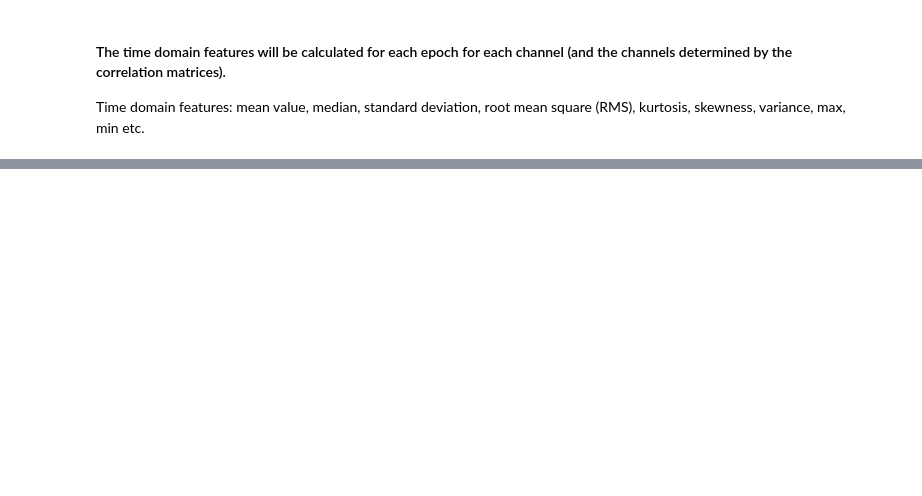
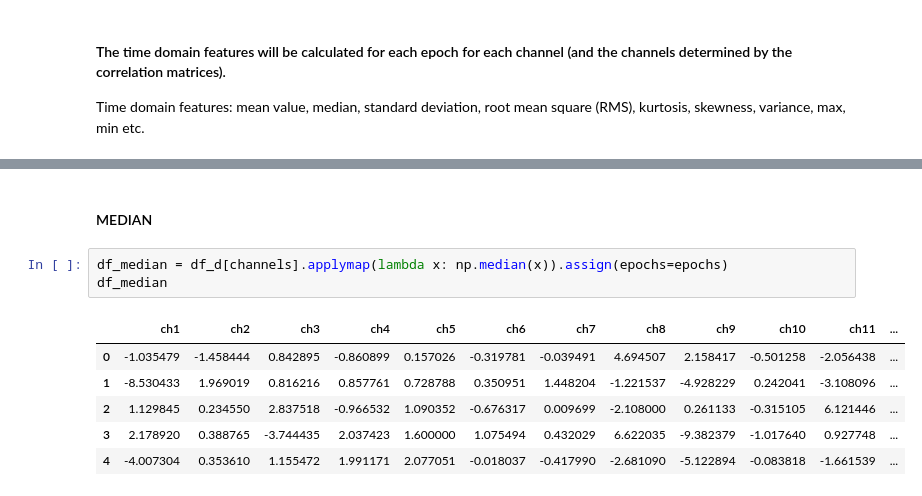
Before and after one commit to GokceUzun/Power-Feature-Analysis, a Jupyter notebook: TimeDomainFeatures.ipynb, the cells around one changed output, grey strips where cells are left out. Cells and saved outputs as stored; diff of their text form; blank space fills up the shorter version.

```diff
--- a/TimeDomainFeatures.ipynb
+++ b/TimeDomainFeatures.ipynb
@@ -117,0 +139,12 @@ Time domain features: mean value, median, standard deviation, root mean square (
+# %% [markdown]
+#### MEDIAN
+# %%
+df_median = df_d[channels].applymap(lambda x: np.median(x)).assign(epochs=epochs)
+df_median
+# %% [output]
+|  | ch1 | ch2 | ch3 | ch4 | ch5 | ch6 | ch7 | ch8 | ch9 | ch10 | ch11 | ... |
+| 0 | -1.035479 | -1.458444 | 0.842895 | -0.860899 | 0.157026 | -0.319781 | -0.039491 | 4.694507 | 2.158417 | -0.501258 | -2.056438 | ... |
+| 1 | -8.530433 | 1.969019 | 0.816216 | 0.857761 | 0.728788 | 0.350951 | 1.448204 | -1.221537 | -4.928229 | 0.242041 | -3.108096 | ... |
+| 2 | 1.129845 | 0.234550 | 2.837518 | -0.966532 | 1.090352 | -0.676317 | 0.009699 | -2.108000 | 0.261133 | -0.315105 | 6.121446 | ... |
+| 3 | 2.178920 | 0.388765 | -3.744435 | 2.037423 | 1.600000 | 1.075494 | 0.432029 | 6.622035 | -9.382379 | -1.017640 | 0.927748 | ... |
+| 4 | -4.007304 | 0.353610 | 1.155472 | 1.991171 | 2.077051 | -0.018037 | -0.417990 | -2.681090 | -5.122894 | -0.083818 | -1.661539 | ... |
```
Also changed, not shown: parts of 18 cells of this notebook.
